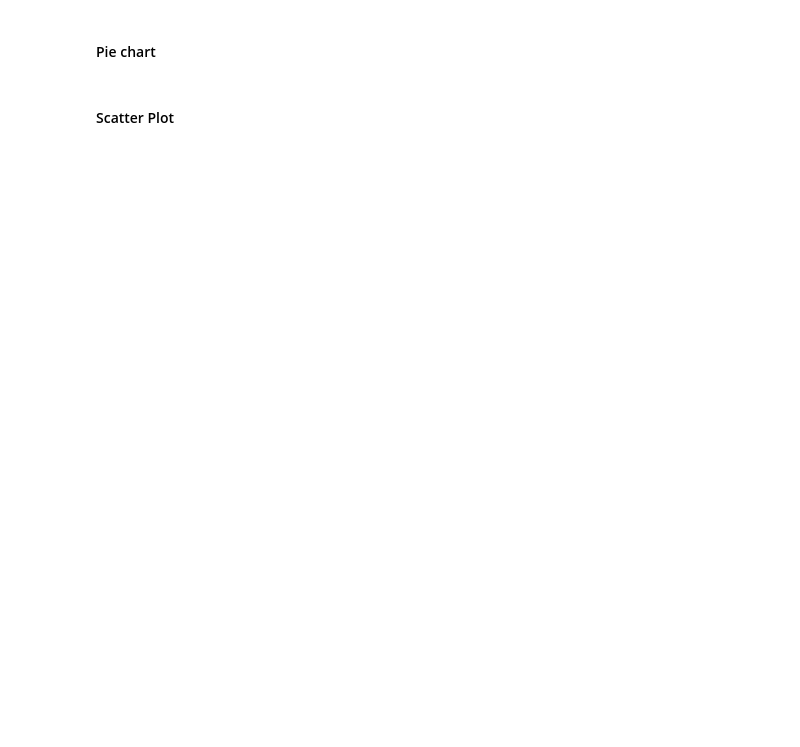
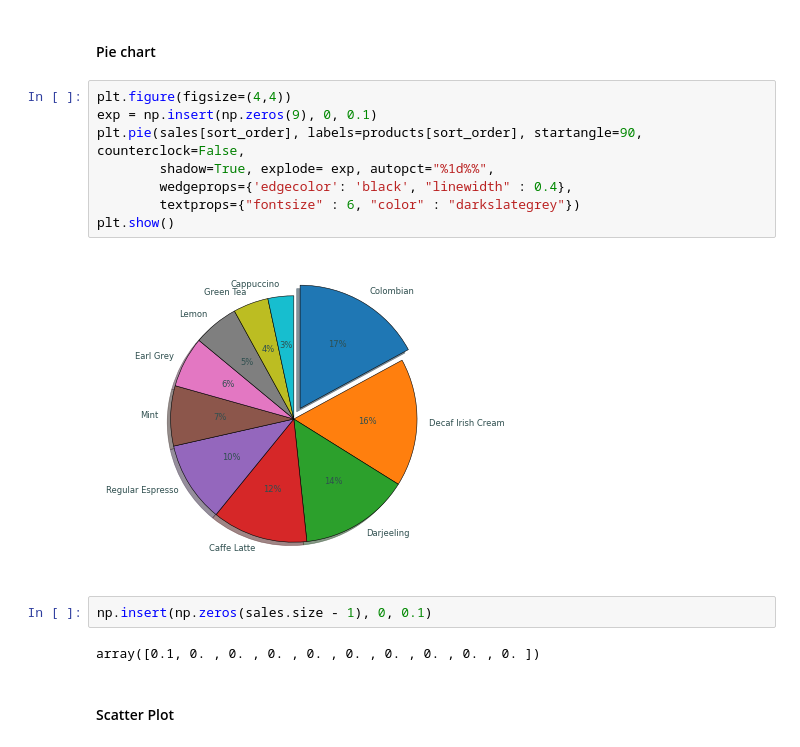
Before and after one commit to knowledge-corner/12_May_2025_Optum_Global, a Jupyter notebook: Classwork/Day - 1 classwork.ipynb, the cells around one changed output. Drawn from its saved outputs; the diff is of its cells as text; blank space fills up the shorter version.

```diff
--- a/Classwork/Day - 1 classwork.ipynb
+++ b/Classwork/Day - 1 classwork.ipynb
@@ -1790,4 +1862,18 @@ plt.show()
 # %% [markdown]
 #### Pie chart
+# %%
+plt.figure(figsize=(4,4))
+exp = np.insert(np.zeros(9), 0, 0.1)
+plt.pie(sales[sort_order], labels=products[sort_order], startangle=90, counterclock=False,
+        shadow=True, explode= exp, autopct="%1d%%",
+        wedgeprops={'edgecolor': 'black', "linewidth" : 0.4},
+        textprops={"fontsize" : 6, "color" : "darkslategrey"})
+plt.show()
+# %% [output]
+[figure, added]
+# %%
+np.insert(np.zeros(sales.size - 1), 0, 0.1)
+# %% [output]
+array([0.1, 0. , 0. , 0. , 0. , 0. , 0. , 0. , 0. , 0. ])
 # %% [markdown]
 #### Scatter Plot
```
Also changed, not shown: parts of 8 cells of this notebook.
